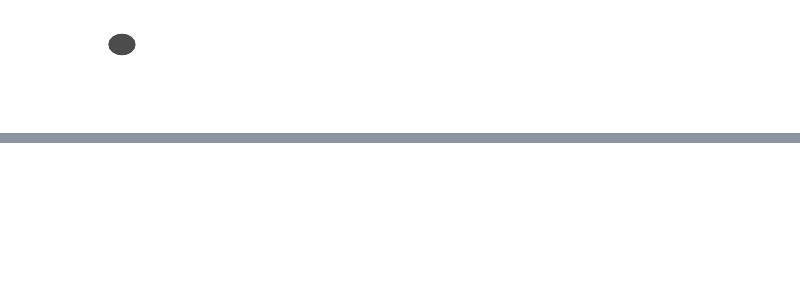
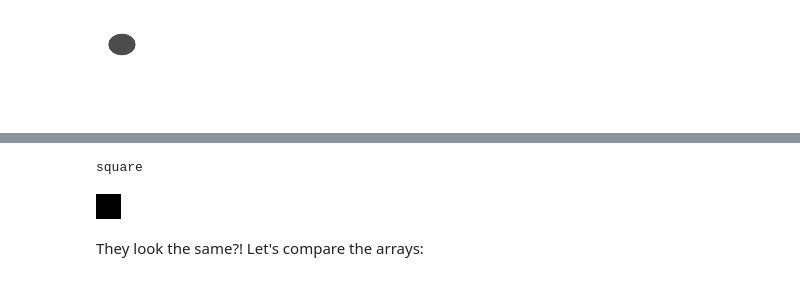
Before and after one commit to szsctt/acg_intro-machine-learning, a Jupyter notebook: labs/deep-learning/tensorflow_recgonising-shape.ipynb, the cells around one changed output, grey strips where cells are left out. Cells and saved outputs as stored; diff of their text form; code cells hidden in the pictures; blank space fills up the shorter version.

```diff
--- a/labs/deep-learning/tensorflow_recgonising-shape.ipynb
+++ b/labs/deep-learning/tensorflow_recgonising-shape.ipynb
@@ -81,0 +112,10 @@ df
+# %%
+
+img2 = Image.fromarray(df['pixels'][1])
+print(df['shape'][1])
+display(ImageOps.grayscale(img2))
+# %% [output]
+square
+[figure, added]
+# %% [markdown]
+They look the same?!  Let's compare the arrays:
```
Also changed, not shown: parts of 53 cells of this notebook.
